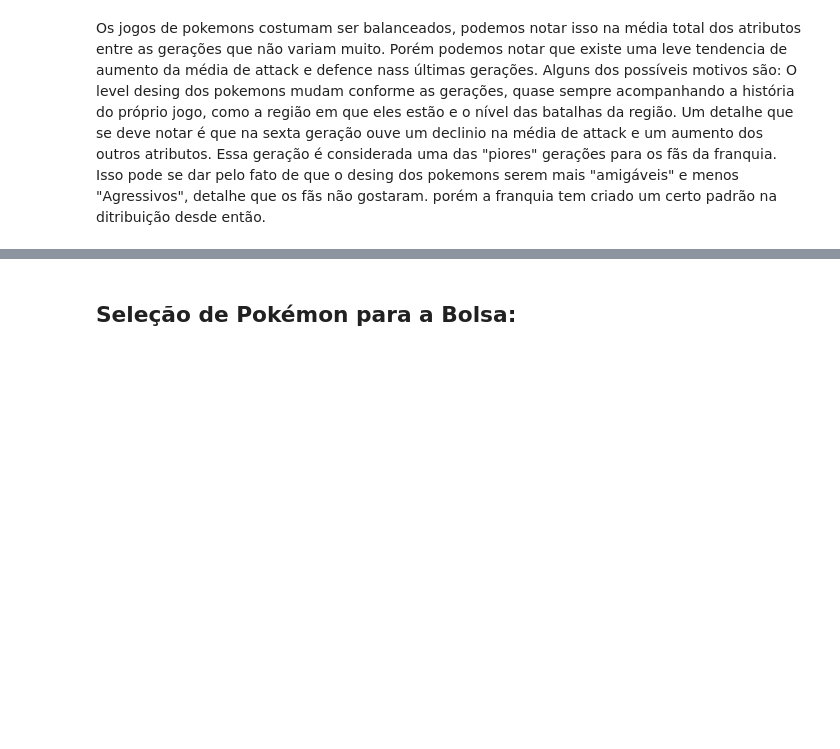
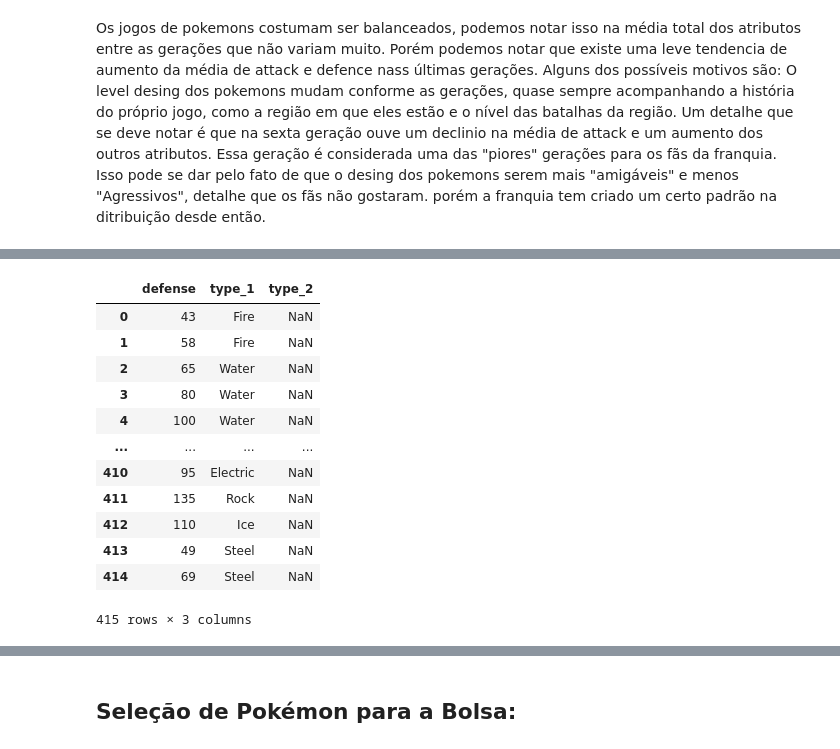
Before and after one commit to srtjazz/gc-python-2024, a Jupyter notebook: boss_mundo_2/boss_mundo_2.ipynb, the cells around one changed output, grey strips where cells are left out. Saved outputs shown, nothing was run; the diff lists cells and outputs as text; code cells hidden in the pictures; blank space fills up the shorter version.

```diff
--- a/boss_mundo_2/boss_mundo_2.ipynb
+++ b/boss_mundo_2/boss_mundo_2.ipynb
@@ -61,0 +103,18 @@ fig.show()
+# %%
+defense = poke[['defense','type_1','type_2']].copy()
+defense_um_tipo = defense[attack.isnull().any(axis=1)].reset_index(drop=True)
+defense_um_tipo
+# %% [output]
+|  | defense | type_1 | type_2 |
+| 0 | 43 | Fire | NaN |
+| 1 | 58 | Fire | NaN |
+| 2 | 65 | Water | NaN |
+| 3 | 80 | Water | NaN |
+| 4 | 100 | Water | NaN |
+| ... | ... | ... | ... |
+| 410 | 95 | Electric | NaN |
+| 411 | 135 | Rock | NaN |
+| 412 | 110 | Ice | NaN |
+| 413 | 49 | Steel | NaN |
+| 414 | 69 | Steel | NaN |
+415 rows × 3 columns
```
Also changed, not shown: parts of 28 cells of this notebook.
